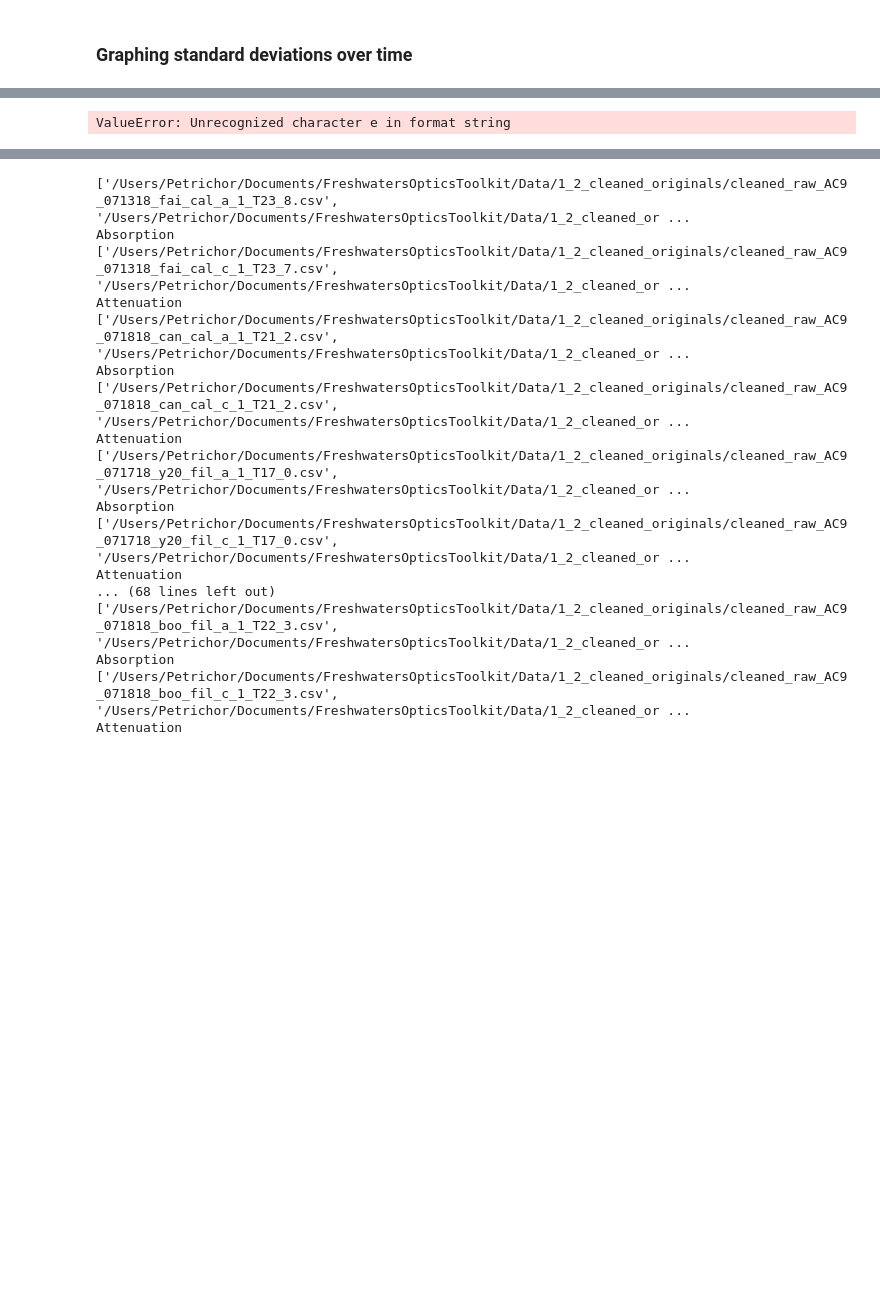
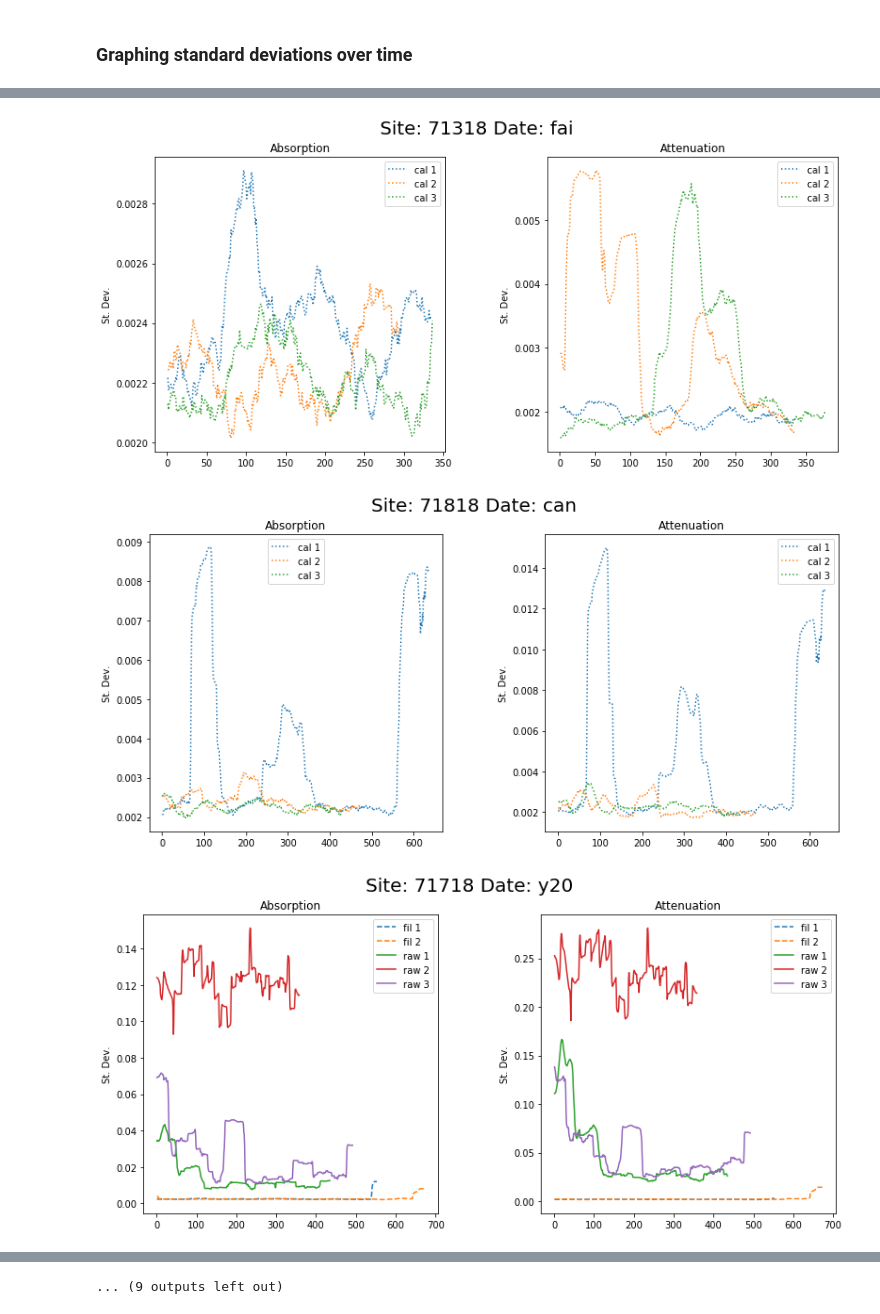
Before and after one commit to catherinekuhn/FreshwatersOpticsToolkit, a Jupyter notebook: Code/Step1_ABOVE_AC9_summarize_raw_files.ipynb, the cells around one changed output, grey strips where cells are left out. Drawn from its saved outputs; the diff is of its cells as text; code cells hidden in the pictures; blank space fills up the shorter version.

```diff
--- a/Code/Step1_ABOVE_AC9_summarize_raw_files.ipynb
+++ b/Code/Step1_ABOVE_AC9_summarize_raw_files.ipynb
@@ -246,20 +252,16 @@ def get_std_means(filepath_to_csv, window_size):
 # %%
-def plotting_rolling_avg(list_of_files, title='Title'):
-    j = 0
-    x = []
-    y = []
+def plotting_rolling_avg(list_of_lists, title='Title'):
     labels_list = []
-    for df in range(len(list_of_files)):
-            File1, File2, Sensor, Date, Site, Sample_Type, Abs_Type, Rep, T1, T2= list_of_files[filename].split('/')[-1].split('.')[0].split('_')
-            repname = Sample_Type+' '+Rep
+    for mylist in list_of_lists:
+            repname = mylist[0]
             labels_list.append(repname)
-            if Sample_Type == 'fil':
+            if 'fil' in repname:
                 linestyle = '--'
-            if Sample_Type == 'raw':
+            if 'raw' in repname:
                 linestyle = '-'
-            if Sample_Type == 'cal':
+            if 'cal' in repname:
                 linestyle = ':'
-            plt.plot('time','mean',data=df,label=repname,linestyle=linestyle)
+            plt.plot('time','mean',data=mylist[1],label=repname,linestyle=linestyle)
             #plt.scatter('wl', 'a_mean', data = df)
     plt.ylabel('St. Dev.')
     plt.title(title)
@@ -272,10 +276,11 @@ for index, row in metadata.iterrows():
     SiteDate = row['SiteDate']
     Filepath = row['Cleaned_raw_file_path']
     Analysis_Type = row['Analysis_Type']
+    repname = row['Sample_Type']+' '+str(row['Rep'])
     if SiteDate not in file_dict:
         file_dict[SiteDate] = {'a':[], 'c':[]}
     std_dataframe = get_std_means(Filepath,50)
     if Analysis_Type == 'a':
-        file_dict[SiteDate]['a'] = [,std_dataframe]
+        file_dict[SiteDate]['a'].append([repname,std_dataframe])
     if Analysis_Type == 'c':
-        file_dict[SiteDate]['c'] = [,std_dataframe]
+        file_dict[SiteDate]['c'].append([repname,std_dataframe])
@@ -284,24 +287,22 @@ test = ['/Users/Petrichor/Documents/FreshwatersOpticsToolkit/Data/1_2_cleaned_or
-# %%
-plotting_rolling_avg(test, title='Title')
-# %% [output]
-ValueError: Unrecognized character e in format string
 # %%
 sample_types = {'fil':"Filtered",'raw':'Unfiltered (Raw)','cal':"Calibration"}
 abs_types = {'a':'Absorption','c':'Attenuation'}
+types_list = ['a','c']
 
 for i in file_dict:
     Date_all, Site_all = i.split('_')
     plt.subplots(1, 2, figsize=(12, 5.5))
     count = 0
-    for j in ['a','c']:
+    for j in types_list:
         count += 1
-        print file_dict[i][j]
-        print abs_types[j]
-        #plt.subplot(1, 2, count)
-        #my_plot = plotting_rolling_avg(file_dict[i][j], title=abs_types[j])
+        plt.subplot(1, 2, count)
+        my_plot = plotting_rolling_avg(file_dict[i][j], title=abs_types[j])
         #dict_of_sampleids_and_plots[sampleid] = my_plot
     plt.subplots_adjust(top=0.88, bottom=0.08, left=0.10, right=0.95, hspace=0.25,
                     wspace=0.35)
-    #my_plot.suptitle('Site: '+Site_all+' '+'Date: '+Date_all, fontsize=20)
-    #my_plot.show()
+    my_plot.suptitle('Site: '+Site_all+' '+'Date: '+Date_all, fontsize=20)
+    my_plot.show()
 # %% [output]
+[figure, added]
+[figure, added]
+[figure, added]
@@ -308,17 +318 @@ for i in file_dict:
-['/Users/Petrichor/Documents/FreshwatersOpticsToolkit/Data/1_2_cleaned_originals/cleaned_raw_AC9_071318_fai_cal_a_1_T23_8.csv', '/Users/Petrichor/Documents/FreshwatersOpticsToolkit/Data/1_2_cleaned_or ...
-Absorption
-['/Users/Petrichor/Documents/FreshwatersOpticsToolkit/Data/1_2_cleaned_originals/cleaned_raw_AC9_071318_fai_cal_c_1_T23_7.csv', '/Users/Petrichor/Documents/FreshwatersOpticsToolkit/Data/1_2_cleaned_or ...
-Attenuation
-['/Users/Petrichor/Documents/FreshwatersOpticsToolkit/Data/1_2_cleaned_originals/cleaned_raw_AC9_071818_can_cal_a_1_T21_2.csv', '/Users/Petrichor/Documents/FreshwatersOpticsToolkit/Data/1_2_cleaned_or ...
-Absorption
-['/Users/Petrichor/Documents/FreshwatersOpticsToolkit/Data/1_2_cleaned_originals/cleaned_raw_AC9_071818_can_cal_c_1_T21_2.csv', '/Users/Petrichor/Documents/FreshwatersOpticsToolkit/Data/1_2_cleaned_or ...
-Attenuation
-['/Users/Petrichor/Documents/FreshwatersOpticsToolkit/Data/1_2_cleaned_originals/cleaned_raw_AC9_071718_y20_fil_a_1_T17_0.csv', '/Users/Petrichor/Documents/FreshwatersOpticsToolkit/Data/1_2_cleaned_or ...
-Absorption
-['/Users/Petrichor/Documents/FreshwatersOpticsToolkit/Data/1_2_cleaned_originals/cleaned_raw_AC9_071718_y20_fil_c_1_T17_0.csv', '/Users/Petrichor/Documents/FreshwatersOpticsToolkit/Data/1_2_cleaned_or ...
-Attenuation
-... (68 lines left out)
-['/Users/Petrichor/Documents/FreshwatersOpticsToolkit/Data/1_2_cleaned_originals/cleaned_raw_AC9_071818_boo_fil_a_1_T22_3.csv', '/Users/Petrichor/Documents/FreshwatersOpticsToolkit/Data/1_2_cleaned_or ...
-Absorption
-['/Users/Petrichor/Documents/FreshwatersOpticsToolkit/Data/1_2_cleaned_originals/cleaned_raw_AC9_071818_boo_fil_c_1_T22_3.csv', '/Users/Petrichor/Documents/FreshwatersOpticsToolkit/Data/1_2_cleaned_or ...
-Attenuation
+... (9 outputs left out)
```
Also changed, not shown: parts of 14 cells of this notebook.
